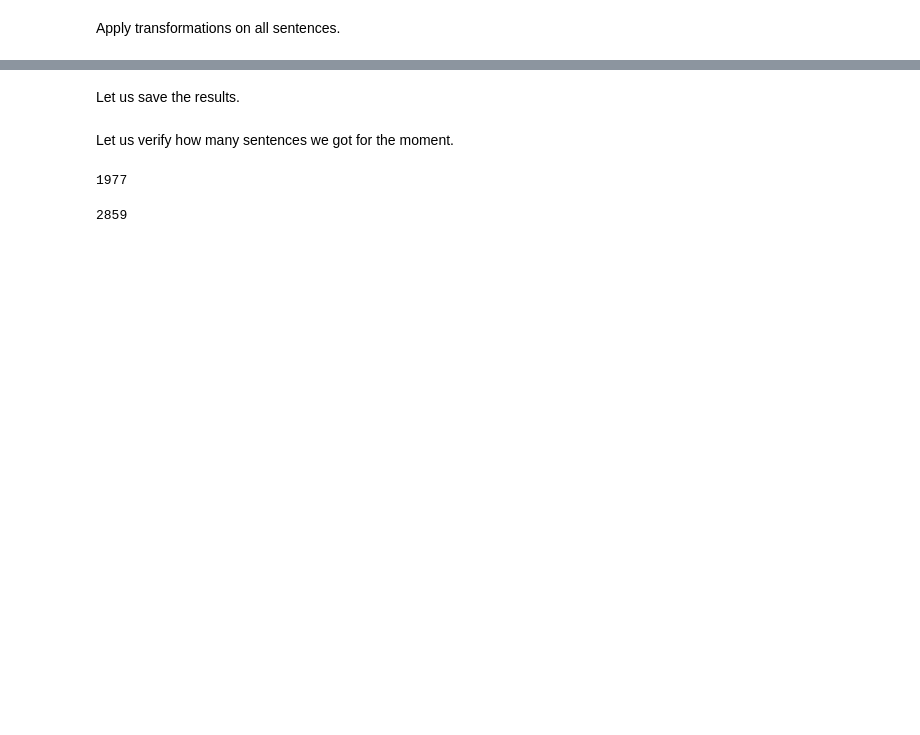
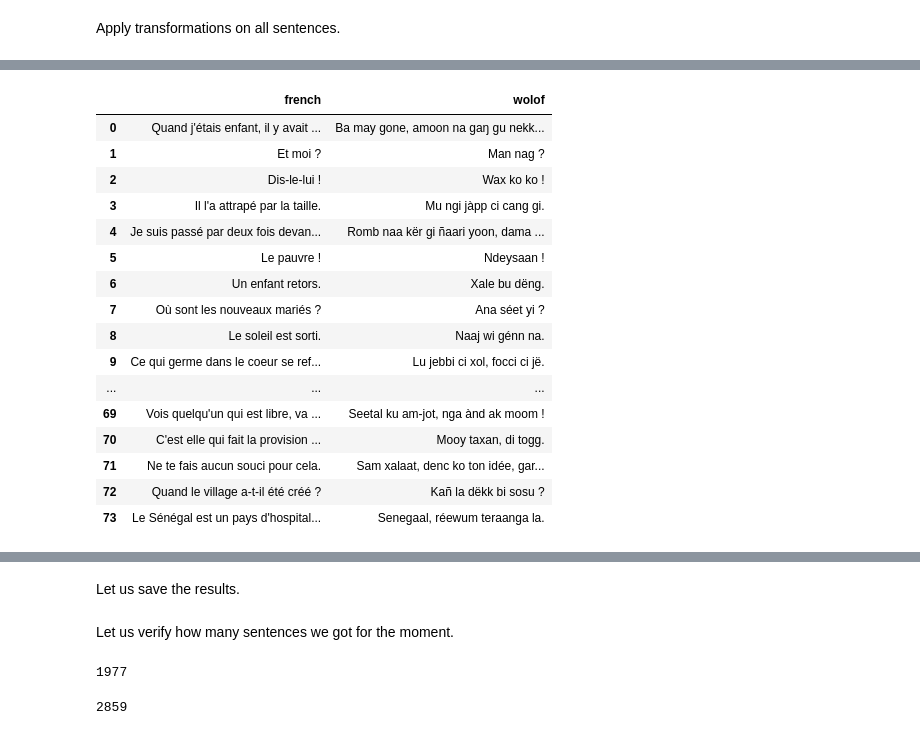
Before and after one commit to Oumar199/Wolof_traduction, a Jupyter notebook: improving_sentences_processing.ipynb, the cells around one changed output, grey strips where cells are left out. Saved outputs shown, nothing was run; the diff lists cells and outputs as text; code cells hidden in the pictures; blank space fills up the shorter version.

```diff
--- a/improving_sentences_processing.ipynb
+++ b/improving_sentences_processing.ipynb
@@ -1295,0 +1377,20 @@ corpora_v6.head(74)
+# %%
+add_sentences.sample(74)
+# %% [output]
+|  | french | wolof |
+| 0 | Quand j'étais enfant, il y avait ... | Ba may gone, amoon na gaŋ gu nekk... |
+| 1 | Et moi ? | Man nag ? |
+| 2 | Dis-le-lui ! | Wax ko ko ! |
+| 3 | Il l'a attrapé par la taille. | Mu ngi jàpp ci cang gi. |
+| 4 | Je suis passé par deux fois devan... | Romb naa kër gi ñaari yoon, dama ... |
+| 5 | Le pauvre ! | Ndeysaan ! |
+| 6 | Un enfant retors. | Xale bu dëng. |
+| 7 | Où sont les nouveaux mariés ? | Ana séet yi ? |
+| 8 | Le soleil est sorti. | Naaj wi génn na. |
+| 9 | Ce qui germe dans le coeur se ref... | Lu jebbi ci xol, focci ci jë. |
+| ... | ... | ... |
+| 69 | Vois quelqu'un qui est libre, va ... | Seetal ku am-jot, nga ànd ak moom ! |
+| 70 | C'est elle qui fait la provision ... | Mooy taxan, di togg. |
+| 71 | Ne te fais aucun souci pour cela. | Sam xalaat, denc ko ton idée, gar... |
+| 72 | Quand le village a-t-il été créé ? | Kañ la dëkk bi sosu ? |
+| 73 | Le Sénégal est un pays d'hospital... | Senegaal, réewum teraanga la. |
```
Also changed, not shown: parts of 49 cells of this notebook, 20 other files.
